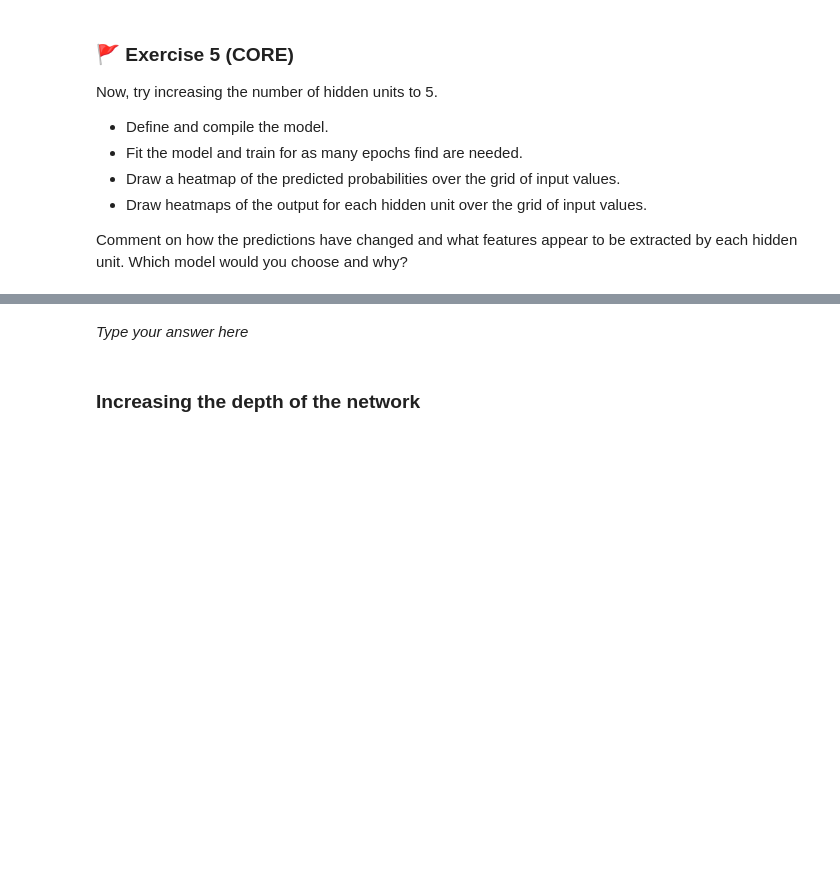
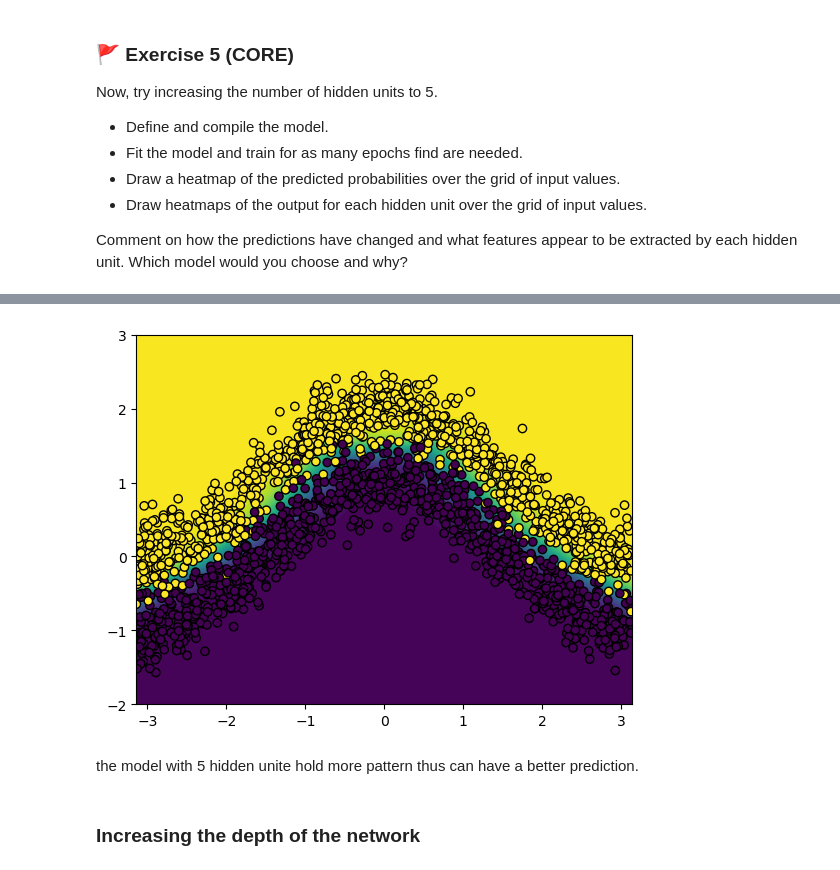
Before and after one commit to s2777427/MLP_2026_week09, a Jupyter notebook: mlp_week09.ipynb, the cells around one changed output, grey strips where cells are left out. Saved outputs shown, nothing was run; the diff lists cells and outputs as text; code cells hidden in the pictures; blank space fills up the shorter version.

```diff
--- a/mlp_week09.ipynb
+++ b/mlp_week09.ipynb
@@ -434,3 +457,37 @@ Now, try increasing the number of hidden units to 5.
 Comment on how the predictions have changed and what features appear to be extracted by each hidden unit. Which model would you choose and why?
 # %%
 # Code for your answer here!
+input_layer = keras.Input(shape=(D,))
+hidden_layer = keras.layers.Dense(5, activation='relu')(input_layer)
+output_layer = keras.layers.Dense(1, activation='sigmoid')(hidden_layer)
+
+model_hidden5 = keras.Model(inputs=input_layer, outputs=output_layer)
+model_hidden5.compile(
+    optimizer='adam',
+    loss='binary_crossentropy',
+    metrics=['accuracy']
+)
+perm = np.random.permutation(len(X))
+X_shuffled = X[perm]
+y_shuffled = y[perm]
+
+history = model_hidden5.fit(
+    X_shuffled,
+    y_shuffled,
+    epochs=100,
+    batch_size=32,
+    validation_split=0.2,
+    shuffle=True
+)
+
+x1 = np.linspace(-np.pi, np.pi, 200)
+x2 = np.linspace(-2, 3, 200)
+xx1, xx2 = np.meshgrid(x1, x2)
+
+grid = np.c_[xx1.ravel(), xx2.ravel()]
+probs = model_hidden5.predict(grid)
+probs = probs.reshape(xx1.shape)
+plt.contourf(xx1, xx2, probs, levels=50)
+plt.scatter(X[:,0], X[:,1], c=y, edgecolors='k')
+plt.show()
+# %% [output]
@@ -437,5 +511,6 @@ Comment on how the predictions have changed and what features appear to be extra
+[figure, added]
 # %% [markdown]
-_Type your answer here_
+the model with 5 hidden unite hold more pattern thus can have a better prediction.
 # %% [markdown]
 ### Increasing the depth of the network
 # %% [markdown]
```
Also changed, not shown: parts of 13 cells of this notebook.
